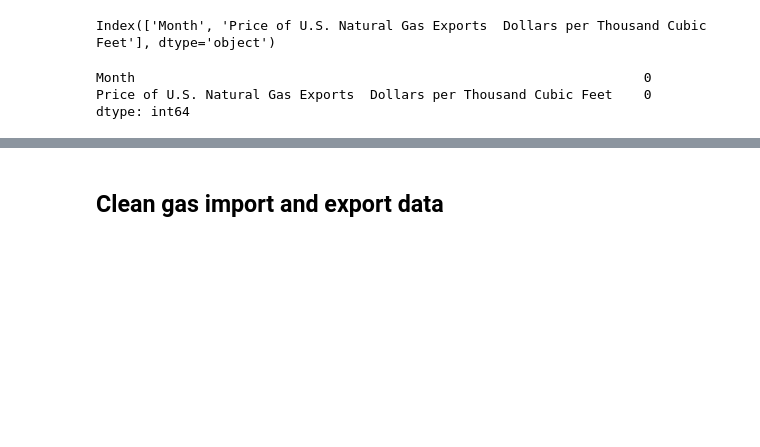
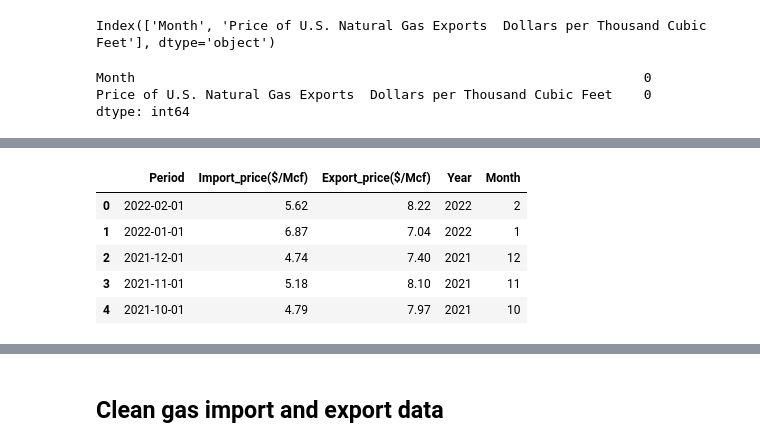
Before and after one commit to FIRE-Phoebe/Gas_Price_analysis, a Jupyter notebook: Resources/Datasets/US_Gas_import_export.ipynb, the cells around one changed output, grey strips where cells are left out. Drawn from its saved outputs; the diff is of its cells as text; code cells hidden in the pictures; blank space fills up the shorter version.

```diff
--- a/Resources/Datasets/US_Gas_import_export.ipynb
+++ b/Resources/Datasets/US_Gas_import_export.ipynb
@@ -109,3 +63,0 @@ export_df.head()
-# %%
-export_price = export_df[['Dates','export_price($/Mcf)']]
-export_price.head()
@@ -121 +101,13 @@ export_price.head()
+# %%
+#extract year and month from dataframe
+import_export_price['Year'] = import_export_price['Period'].dt.year
+import_export_price['Month'] = import_export_price['Period'].dt.month
+import_export_price.head()
+# %% [output]
+|  | Period | Import_price($/Mcf) | Export_price($/Mcf) | Year | Month |
+| 0 | 2022-02-01 | 5.62 | 8.22 | 2022 | 2 |
+| 1 | 2022-01-01 | 6.87 | 7.04 | 2022 | 1 |
+| 2 | 2021-12-01 | 4.74 | 7.40 | 2021 | 12 |
+| 3 | 2021-11-01 | 5.18 | 8.10 | 2021 | 11 |
+| 4 | 2021-10-01 | 4.79 | 7.97 | 2021 | 10 |
 # %%
```
Also changed, not shown: parts of 22 cells of this notebook, 2 other files.
